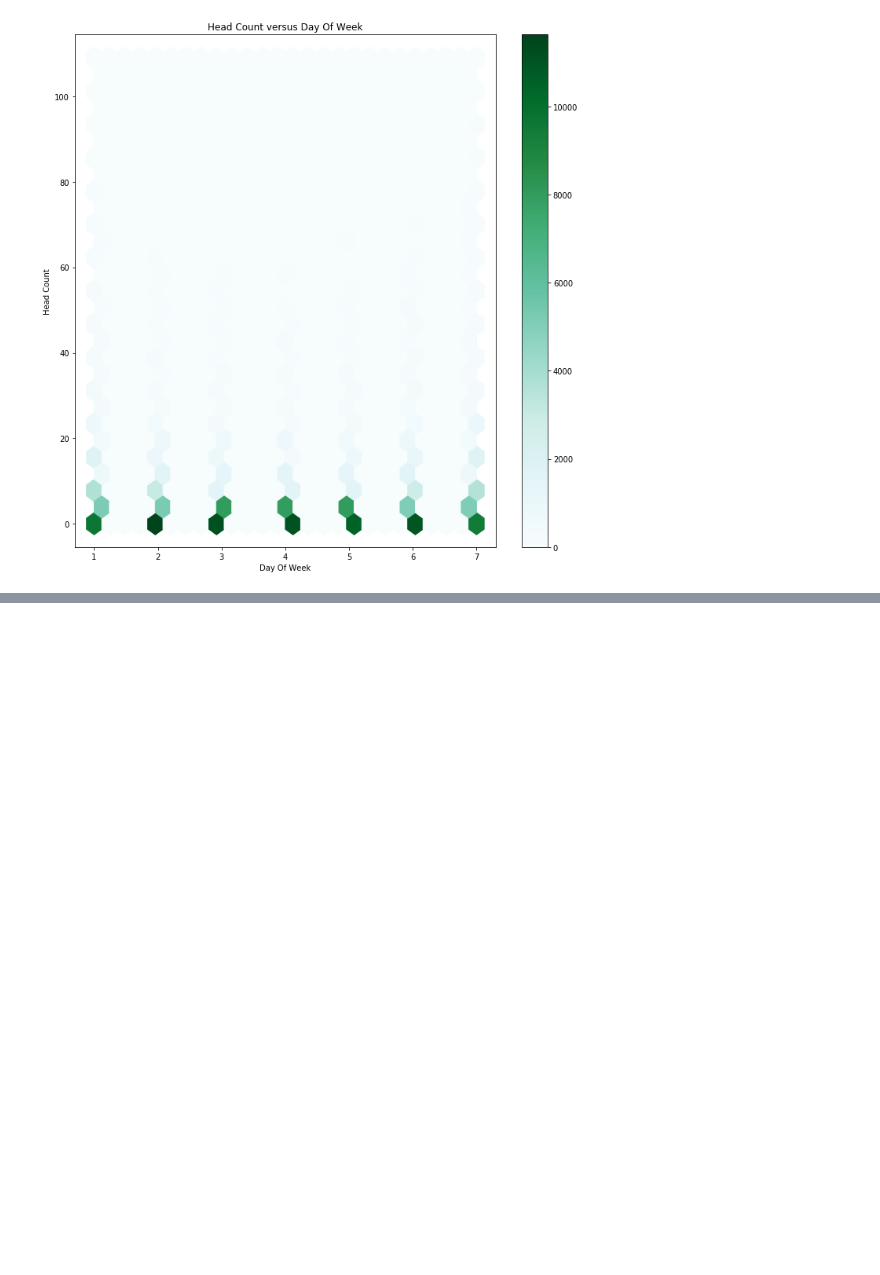
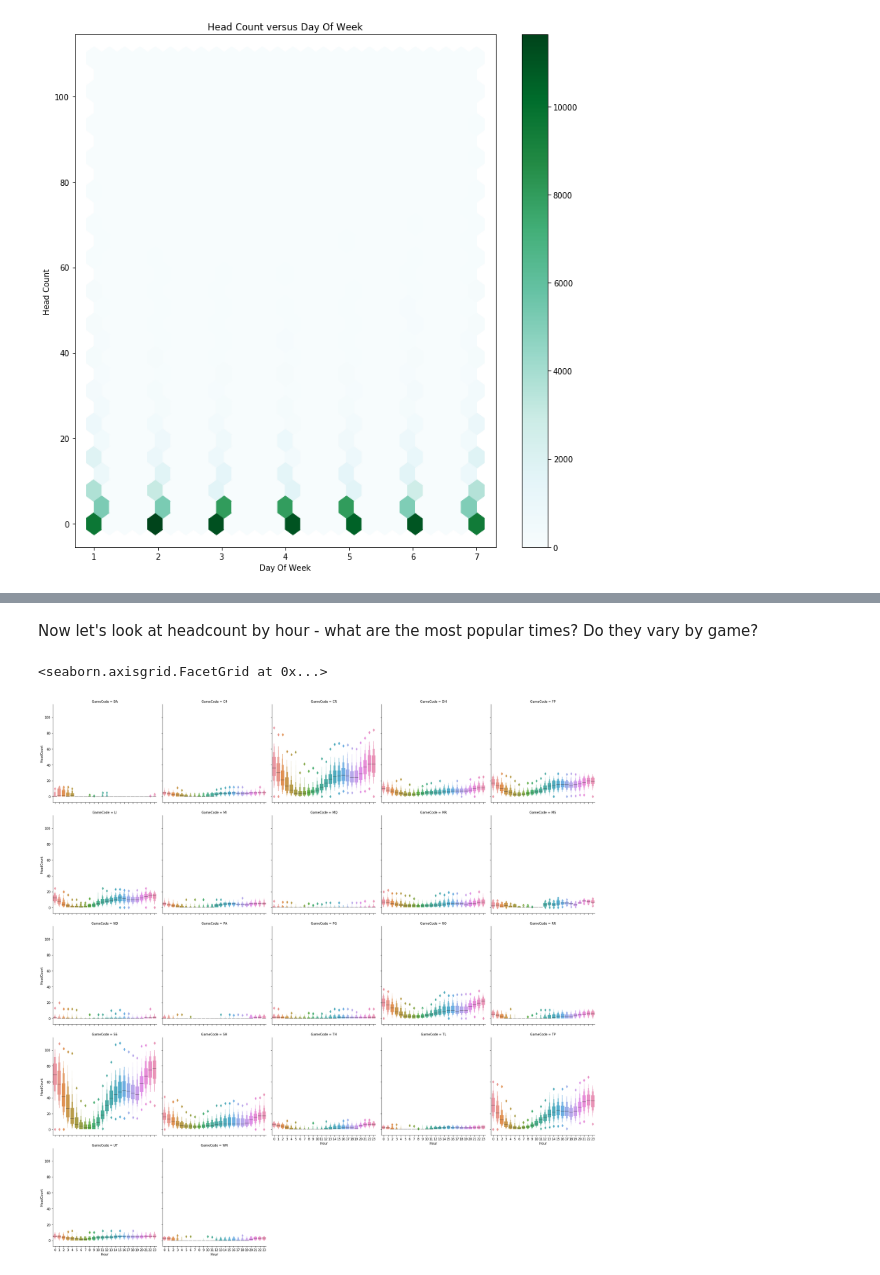
Before and after one commit to mutecypher/Datasci410, a Jupyter notebook: MikePearson-M01-Vizualation.ipynb, the cells around one changed output, grey strips where cells are left out. Drawn from its saved outputs; the diff is of its cells as text; code cells hidden in the pictures; blank space fills up the shorter version.

```diff
--- a/MikePearson-M01-Vizualation.ipynb
+++ b/MikePearson-M01-Vizualation.ipynb
@@ -967,0 +160,7 @@ Finally, **have fun exploring your data!**
+# %% [markdown]
+Now let's look at headcount by hour - what are the most popular times? Do they vary by game?
+# %%
+sbn.catplot(x = "Hour", y = "HeadCount", data = jitter_head, col = "GameCode", col_wrap = 5, kind = "boxen")
+# %% [output]
+<seaborn.axisgrid.FacetGrid at 0x...>
+[figure, added]
```
Also changed, not shown: parts of 132 cells of this notebook, 2 other files.
